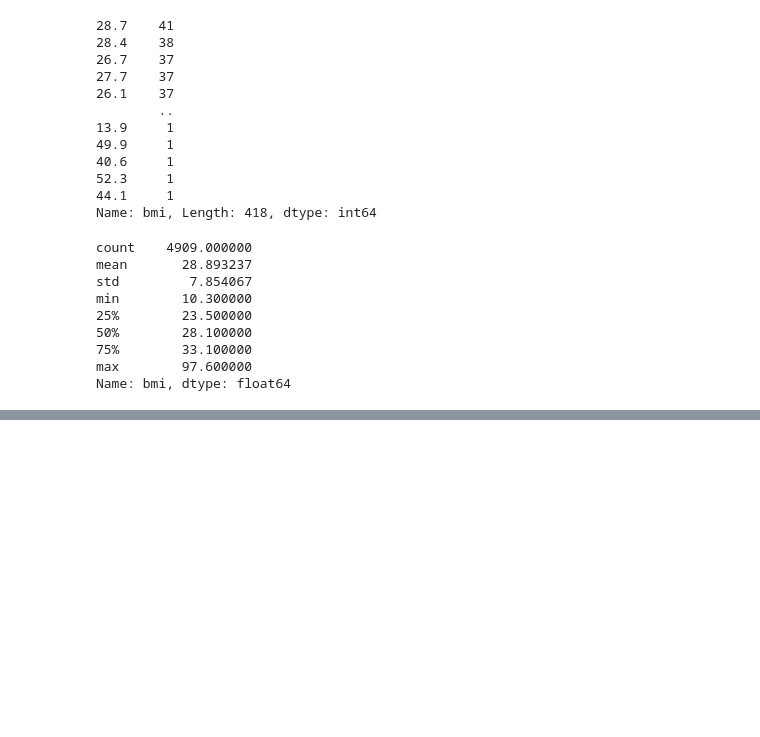
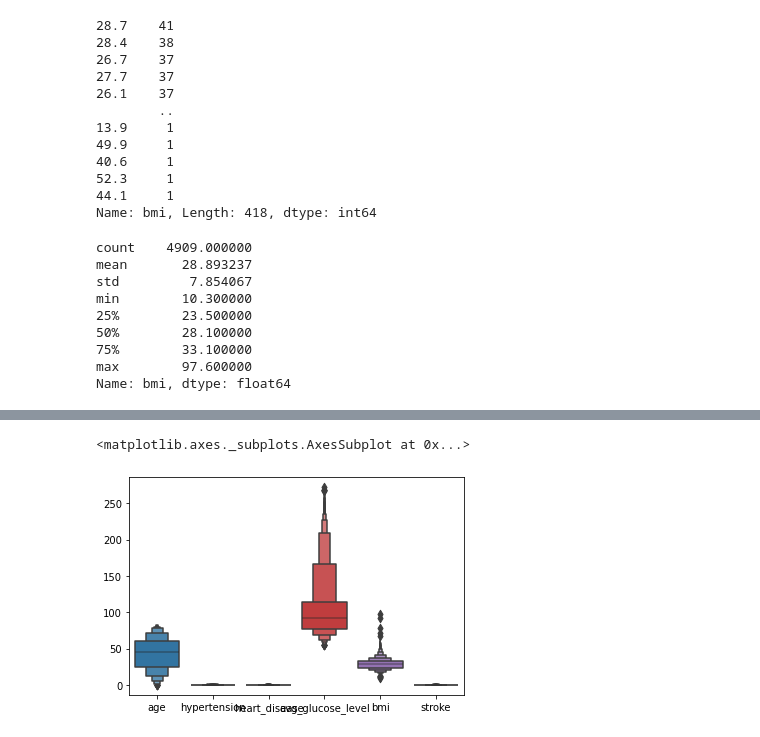
Before and after one commit to aditya002ai/MachineLearningProjects, a Jupyter notebook: Stroke_Patients_Prediction.ipynb, the cells around one changed output, grey strips where cells are left out. Saved outputs shown, nothing was run; the diff lists cells and outputs as text; code cells hidden in the pictures; blank space fills up the shorter version.

```diff
--- a/Stroke_Patients_Prediction.ipynb
+++ b/Stroke_Patients_Prediction.ipynb
@@ -85,3 +85,5 @@ min        10.300000
 75%        33.100000
 max        97.600000
 Name: bmi, dtype: float64
+# %%
+data['bmi'].fillna(data['bmi'].mean(),inplace=True)
@@ -87,0 +106,2 @@ Name: bmi, dtype: float64
+# %%
+data.drop('id', axis=1,inplace=True)
@@ -87,0 +124,6 @@ Name: bmi, dtype: float64
+# %%
+# outlier Remove
+sns.boxenplot(data=data, orient='v ')
+# %% [output]
+<matplotlib.axes._subplots.AxesSubplot at 0x...>
+[figure, added]
```
Also changed, not shown: parts of 6 cells of this notebook.
